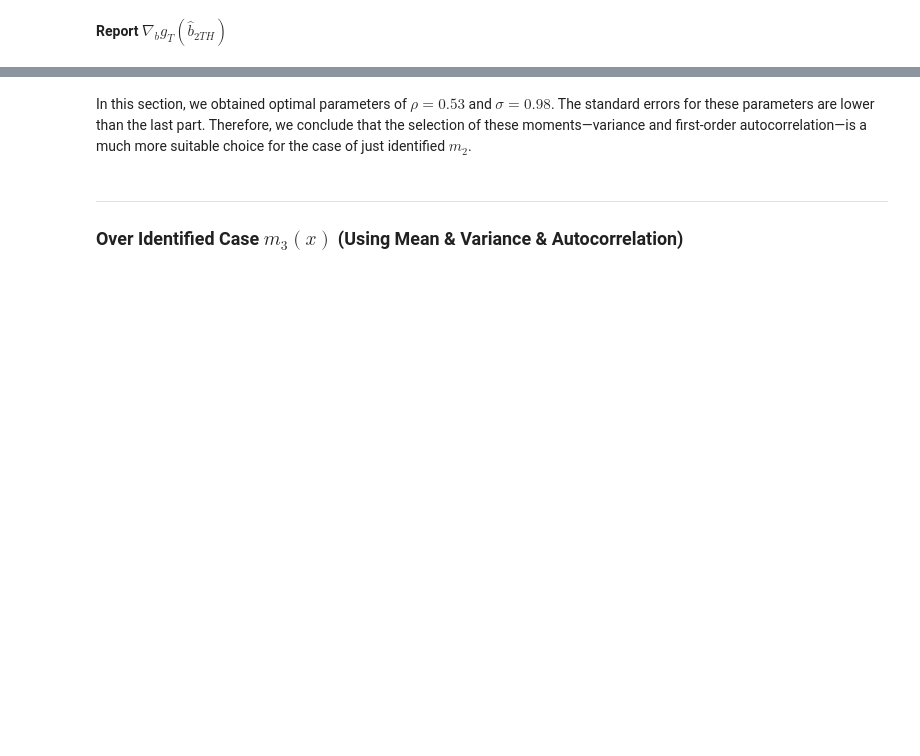
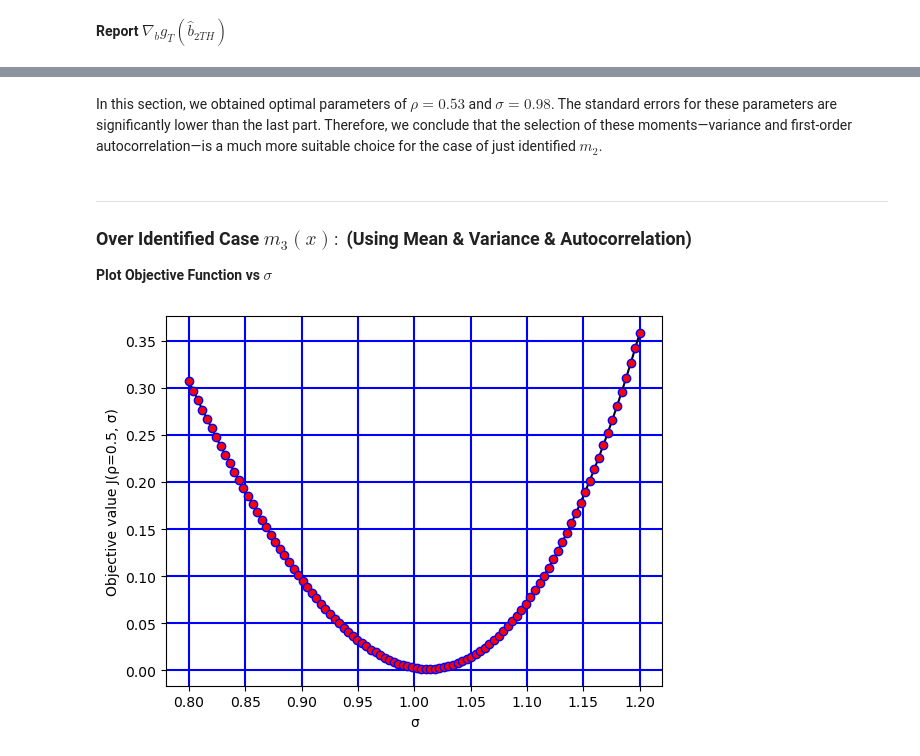
Before and after one commit to Mahan-Rezaeiii/Simulated-Method-of-Moments, a Jupyter notebook: Code/main.ipynb, the cells around one changed output, grey strips where cells are left out. Saved outputs shown, nothing was run; the diff lists cells and outputs as text; code cells hidden in the pictures; blank space fills up the shorter version.

Commit message:
Completer Overidentified Case

```diff
--- a/Code/main.ipynb
+++ b/Code/main.ipynb
@@ -673,6 +673,24 @@ print(f" Standard Error of sigma:", SE2[1])
 # %% [markdown]
-In this section, we obtained optimal parameters of $\rho = 0.53$ and $\sigma = 0.98$. The standard errors for these parameters are lower than the last part. Therefore, we conclude that the selection of these moments—variance and first-order autocorrelation—is a much more suitable choice for the case of just identified $m_2$.
+In this section, we obtained optimal parameters of $\rho = 0.53$ and $\sigma = 0.98$. The standard errors for these parameters are significantly lower than the last part. Therefore, we conclude that the selection of these moments—variance and first-order autocorrelation—is a much more suitable choice for the case of just identified $m_2$.
 # %% [markdown]
 ---
 
-### **Over Identified Case $m_3(x)$ (Using Mean & Variance & Autocorrelation)**
+### **Over Identified Case $m_3(x):$ (Using Mean & Variance & Autocorrelation)**
+
+**Plot Objective Function vs $\sigma$**
+# %%
+rho_fixed = 0.5
+sigma_vals = np.linspace(0.8, 1.2, 100)
+
+J_vals = [obj_func([rho_fixed, s], w=np.eye(3), moment_idx=[0, 1, 2]) for s in sigma_vals]
+
+plt.figure()
+plt.plot(sigma_vals, J_vals, marker='.', markersize=12,
+    markerfacecolor='red', markeredgecolor='blue',
+    linestyle='-', color='black')
+plt.xlabel("σ")
+plt.ylabel("Objective value J(ρ=0.5, σ)")
+plt.grid(True, color='blue', linewidth=1.5)
+plt.show()
+# %% [output]
+[figure, added]
```
Also changed, not shown: parts of 24 cells of this notebook.
